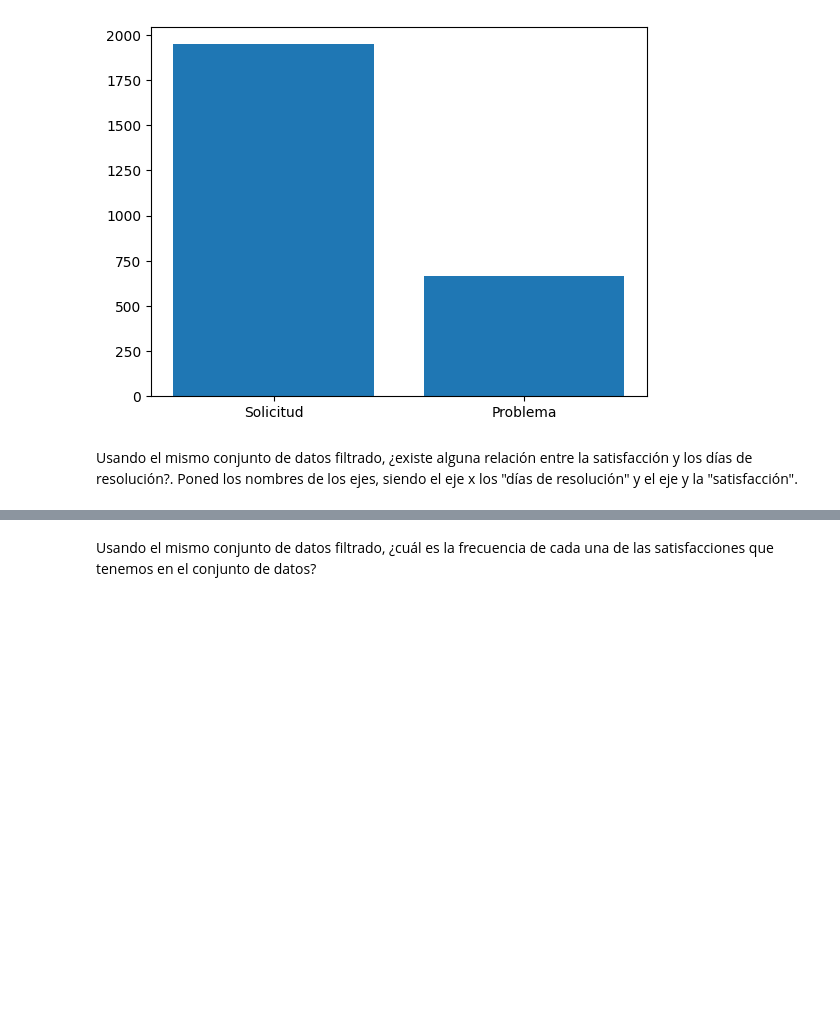
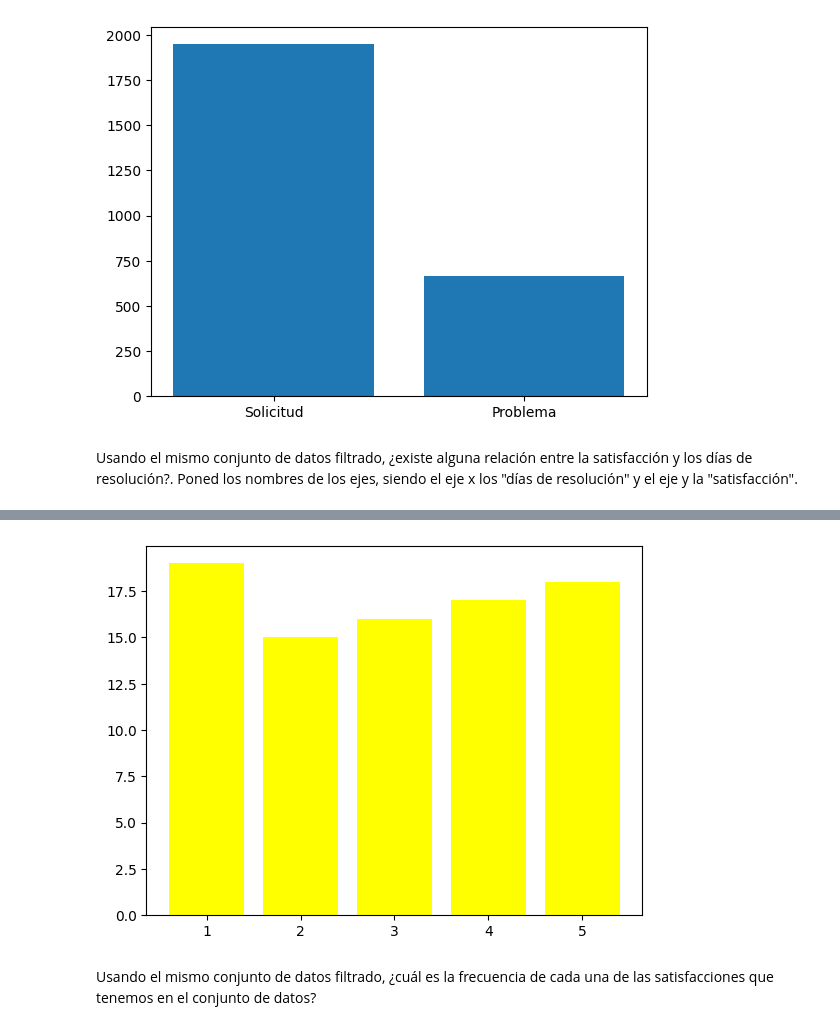
Before and after one commit to Adalab/promo-d-da-modulo2-sprint1-lorena-ana, a Jupyter notebook: MATPLOTLIB/pair_programming_matplotlib1.ipynb, the cells around one changed output, grey strips where cells are left out. Drawn from its saved outputs; the diff is of its cells as text; code cells hidden in the pictures; blank space fills up the shorter version.

```diff
--- a/MATPLOTLIB/pair_programming_matplotlib1.ipynb
+++ b/MATPLOTLIB/pair_programming_matplotlib1.ipynb
@@ -125,3 +68,11 @@ df_filtro_sf.head()
+# %%
+#un gráfico de barras simple. No siempre vamos a necesitar crear sub dataframes. Dependerá de lo que queramos mostrar y hacer con los datos
+
+plt.figure()
+plt.bar(df_filtro_sf['satisfacción'], df_filtro_sf['días_resolución'], color = "yellow")
+plt.show()
+# %% [output]
+[figure, added]
 # %% [markdown]
 Usando el mismo conjunto de datos filtrado, ¿cuál es la frecuencia de cada una de las satisfacciones que tenemos en el conjunto de datos?
 # %%
```
Also changed, not shown: parts of 15 cells of this notebook, 4 other files.
